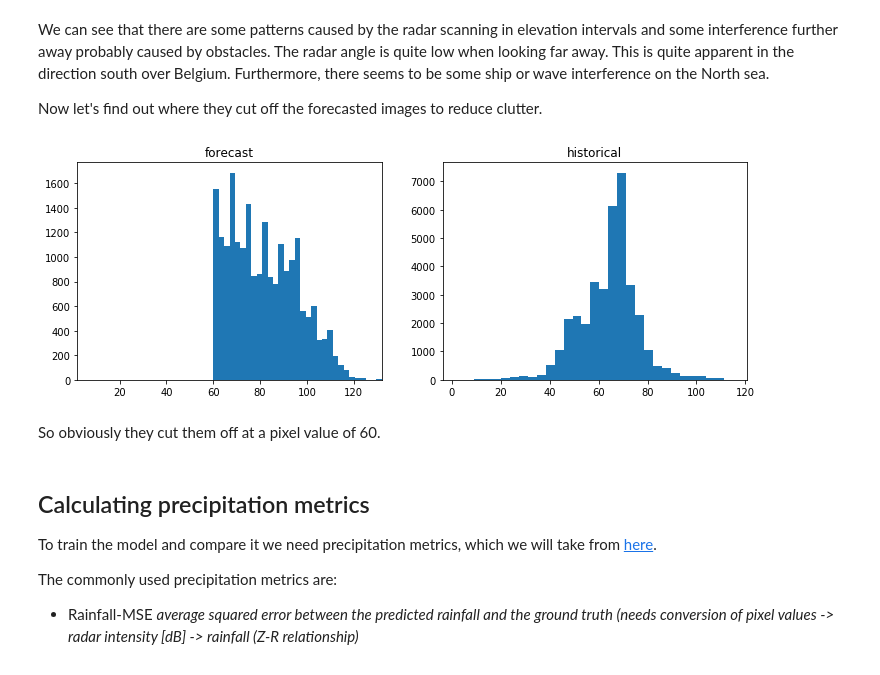
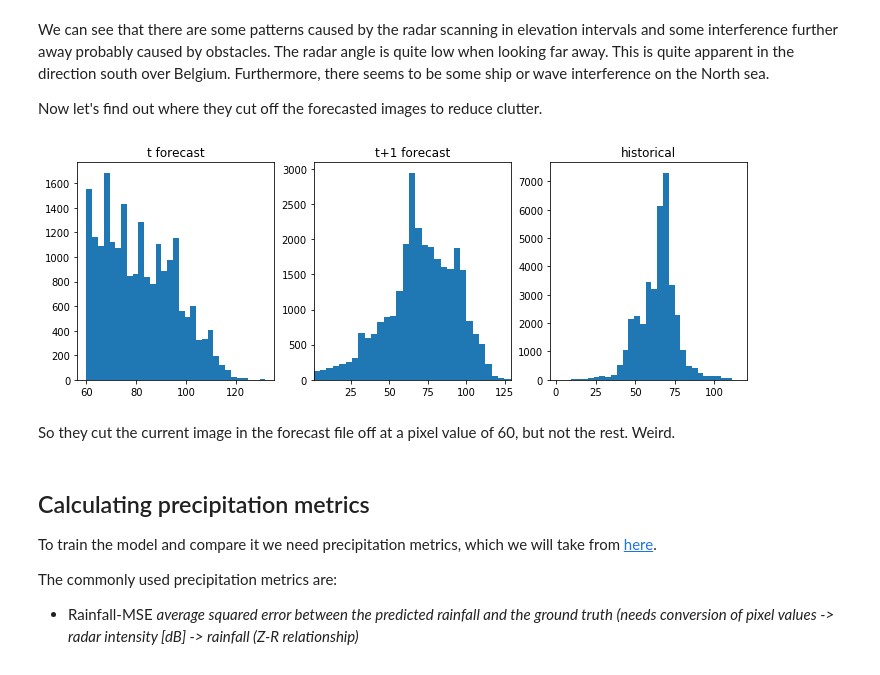
Before and after one commit to The-Fonz/nowcasting-convrnn, a Jupyter notebook: src/1-download-and-explore.ipynb, the cells around one changed output. Cells and saved outputs as stored; diff of their text form; code cells hidden in the pictures.

```diff
--- a/src/introduction-download-and-exploration.ipynb
+++ b/src/1-download-and-explore.ipynb
@@ -236,25 +242,31 @@ with h5py.File(predh5s[0], 'r') as f:
 img_data = [d for i,d in sorted(img_data, key=lambda o: o[0])]
 # %%
 plt.figure(figsize=(12,4))
-ax1 = plt.subplot(121)
-ax1.set_title('forecast')
+ax1 = plt.subplot(131)
+ax1.set_title('t forecast')
 # Remove 0's
 a = img_data[0][img_data[0]>0].ravel()
 plt.hist(a, bins=255//8)
 
-ax2 = plt.subplot(122)
+ax1 = plt.subplot(132)
+ax1.set_title('t+1 forecast')
+# Remove 0's
+a = img_data[1][img_data[1]>0].ravel()
+plt.hist(a, bins=255//8)
+
+ax2 = plt.subplot(133)
 ax2.set_title('historical')
 b = np.array(ds[0])
 # Remove 0's and 255 (out-of-range)
 b = b[(b>0)&(b<255)].flatten()
 plt.hist(b, bins=255//8)
 
 ab = np.concatenate((a,b))
 ax1.set_xlim((ab.min(), ab.max()));
 # %% [output]
-[figure, old version]
+[figure, new version]
 # %% [markdown]
-So obviously they cut them off at a pixel value of 60.
+So they cut the current image in the forecast file off at a pixel value of 60, but not the rest. Weird.
 # %% [markdown]
 ## Calculating precipitation metrics
 
```
Also changed, not shown: parts of 5 cells of this notebook, 4 other files.
